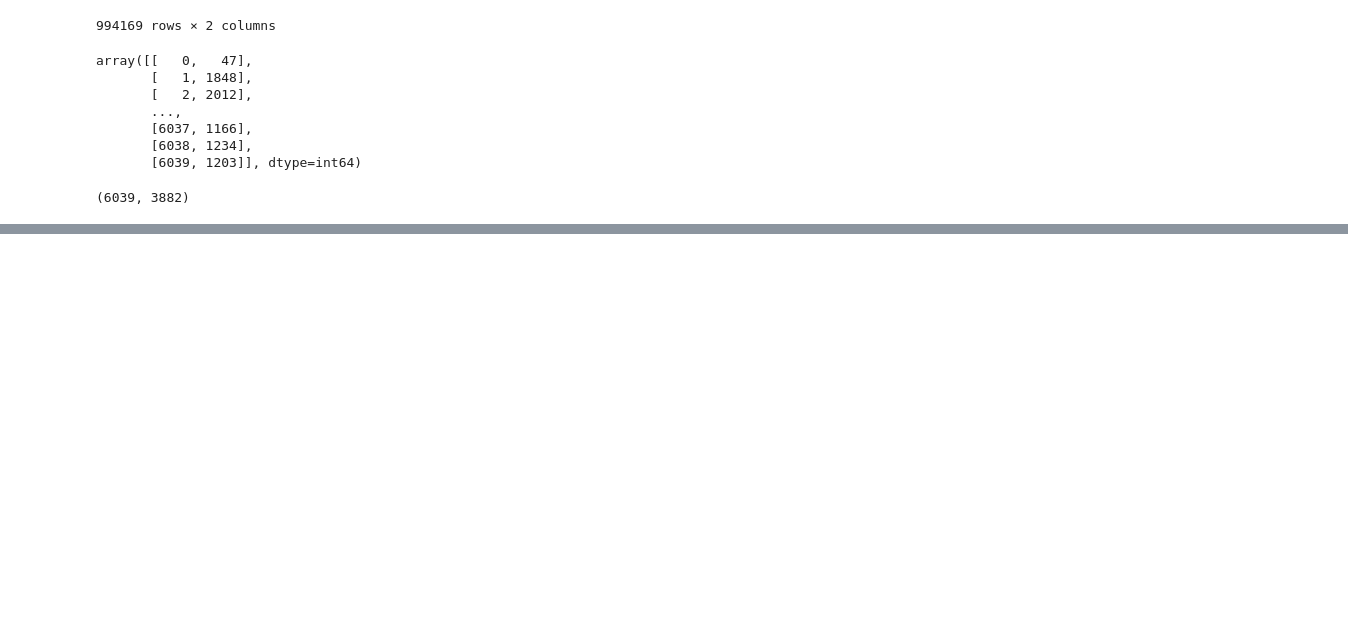
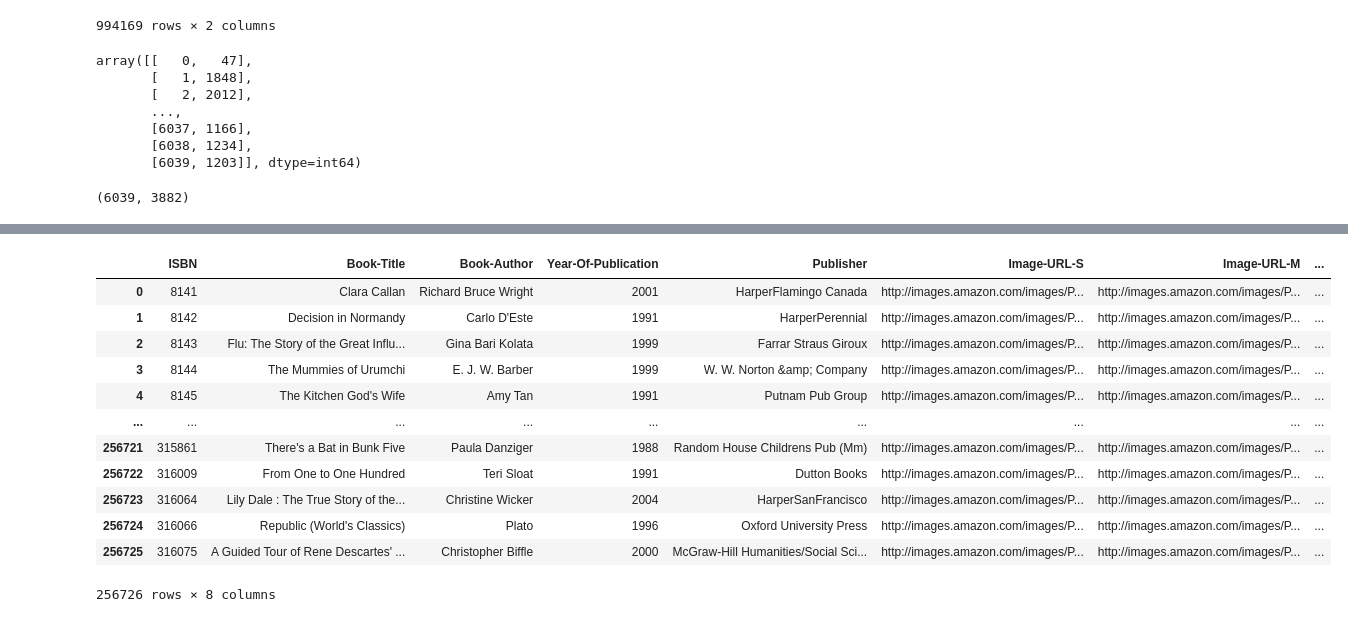
Before and after one commit to Jy0923/ViT-with-ONCF-Framework, a Jupyter notebook: data.ipynb, the cells around one changed output, grey strips where cells are left out. Cells and saved outputs as stored; diff of their text form; code cells hidden in the pictures; blank space fills up the shorter version.

```diff
--- a/data.ipynb
+++ b/data.ipynb
@@ -191,0 +188,4 @@ ratings.User_ID.max(), ratings.MovieID.max()
+# %%
+rating_am = pd.read_csv('./amazon_book_dataset/Ratings.csv')
+users_am = pd.read_csv('./amazon_book_dataset/Users.csv')
+items_am = pd.read_csv('./amazon_book_dataset/Books.csv')
@@ -191,0 +204,18 @@ ratings.User_ID.max(), ratings.MovieID.max()
+# %%
+ids = rating_am.groupby('User-ID').ISBN.count().reset_index().query('ISBN > 5')['User-ID'].values
+rating_am = rating_am.query('`User-ID` in @ids').reset_index(drop=True)
+users_am = users_am.query('`User-ID` in @ids').reset_index(drop=True)
+
+books = rating_am['ISBN'].unique()
+items_am = items_am.query('ISBN in @books').reset_index(drop=True)
+# %%
+id2user = dict(enumerate(users_am['User-ID'].unique()))
+user2id = {j:i for i, j in id2user.items()}
+
+id2item = dict(enumerate(rating_am.ISBN.unique()))
+item2id = {j:i for i, j in id2item.items()}
+# %%
+rating_am['User-ID'] = rating_am['User-ID'].map(lambda x: user2id[x])
+rating_am['ISBN'] = rating_am['ISBN'].map(lambda x: item2id[x])
+users_am['User-ID'] = users_am['User-ID'].map(lambda x: user2id[x])
+items_am['ISBN'] = items_am['ISBN'].map(lambda x: item2id[x])
@@ -191,0 +309,16 @@ ratings.User_ID.max(), ratings.MovieID.max()
+# %%
+items_am
+# %% [output]
+|  | ISBN | Book-Title | Book-Author | Year-Of-Publication | Publisher | Image-URL-S | Image-URL-M | ... |
+| 0 | 8141 | Clara Callan | Richard Bruce Wright | 2001 | HarperFlamingo Canada | http://images.amazon.com/images/P... | http://images.amazon.com/images/P... | ... |
+| 1 | 8142 | Decision in Normandy | Carlo D'Este | 1991 | HarperPerennial | http://images.amazon.com/images/P... | http://images.amazon.com/images/P... | ... |
+| 2 | 8143 | Flu: The Story of the Great Influ... | Gina Bari Kolata | 1999 | Farrar Straus Giroux | http://images.amazon.com/images/P... | http://images.amazon.com/images/P... | ... |
+| 3 | 8144 | The Mummies of Urumchi | E. J. W. Barber | 1999 | W. W. Norton &amp; Company | http://images.amazon.com/images/P... | http://images.amazon.com/images/P... | ... |
+| 4 | 8145 | The Kitchen God's Wife | Amy Tan | 1991 | Putnam Pub Group | http://images.amazon.com/images/P... | http://images.amazon.com/images/P... | ... |
+| ... | ... | ... | ... | ... | ... | ... | ... | ... |
+| 256721 | 315861 | There's a Bat in Bunk Five | Paula Danziger | 1988 | Random House Childrens Pub (Mm) | http://images.amazon.com/images/P... | http://images.amazon.com/images/P... | ... |
+| 256722 | 316009 | From One to One Hundred | Teri Sloat | 1991 | Dutton Books | http://images.amazon.com/images/P... | http://images.amazon.com/images/P... | ... |
+| 256723 | 316064 | Lily Dale : The True Story of the... | Christine Wicker | 2004 | HarperSanFrancisco | http://images.amazon.com/images/P... | http://images.amazon.com/images/P... | ... |
+| 256724 | 316066 | Republic (World's Classics) | Plato | 1996 | Oxford University Press | http://images.amazon.com/images/P... | http://images.amazon.com/images/P... | ... |
+| 256725 | 316075 | A Guided Tour of Rene Descartes' ... | Christopher Biffle | 2000 | McGraw-Hill Humanities/Social Sci... | http://images.amazon.com/images/P... | http://images.amazon.com/images/P... | ... |
+256726 rows × 8 columns
```
Also changed, not shown: parts of 23 cells of this notebook, 2 other files.
